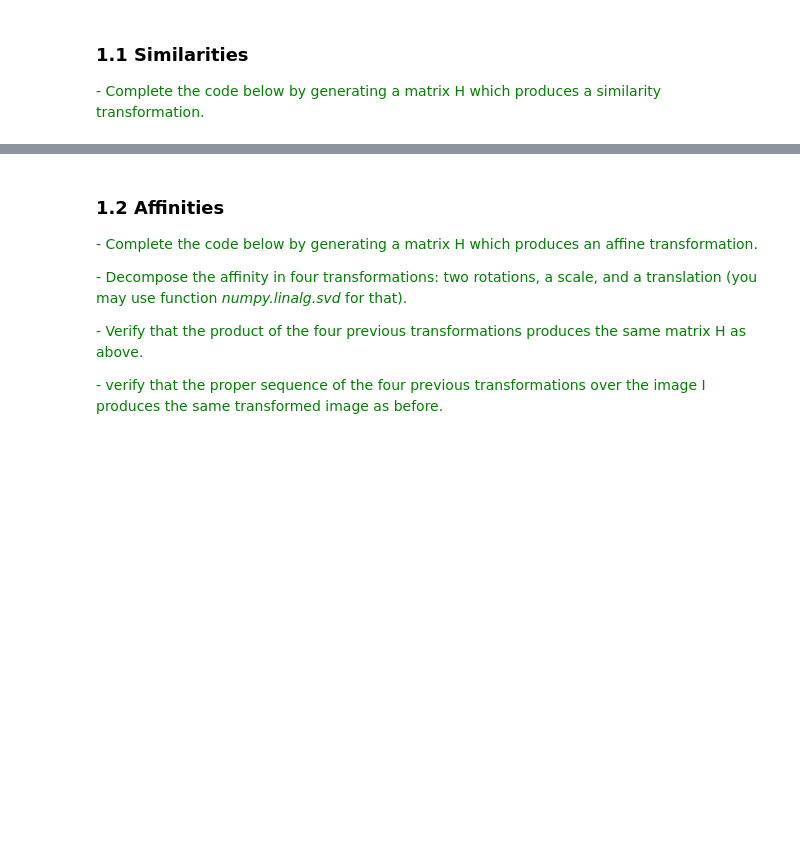
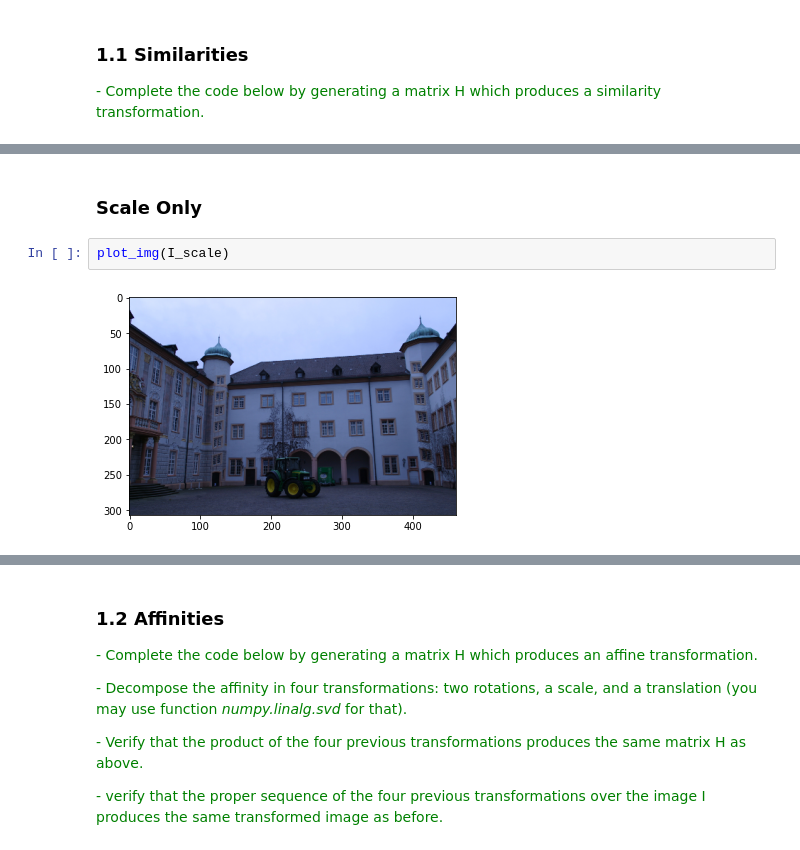
Before and after one commit to brugues/MCV-M4, a Jupyter notebook: lab1/lab1.ipynb, the cells around one changed output, grey strips where cells are left out. Saved outputs shown, nothing was run; the diff lists cells and outputs as text; blank space fills up the shorter version.

```diff
--- a/lab1/lab1.ipynb
+++ b/lab1/lab1.ipynb
@@ -145,0 +122,6 @@ plot_img(I_sim)
+# %% [markdown]
+### Scale Only
+# %%
+plot_img(I_scale)
+# %% [output]
+[figure, added]
```
Also changed, not shown: parts of 10 cells of this notebook.
